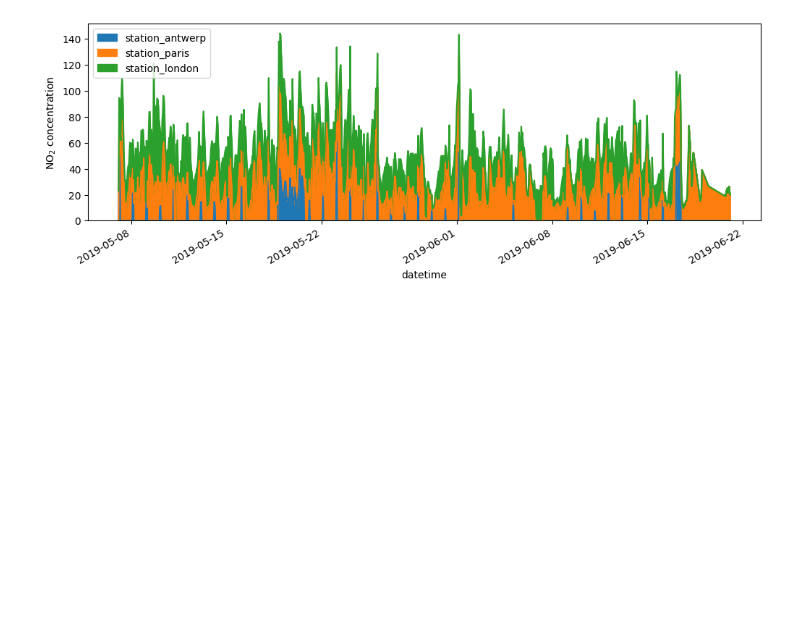
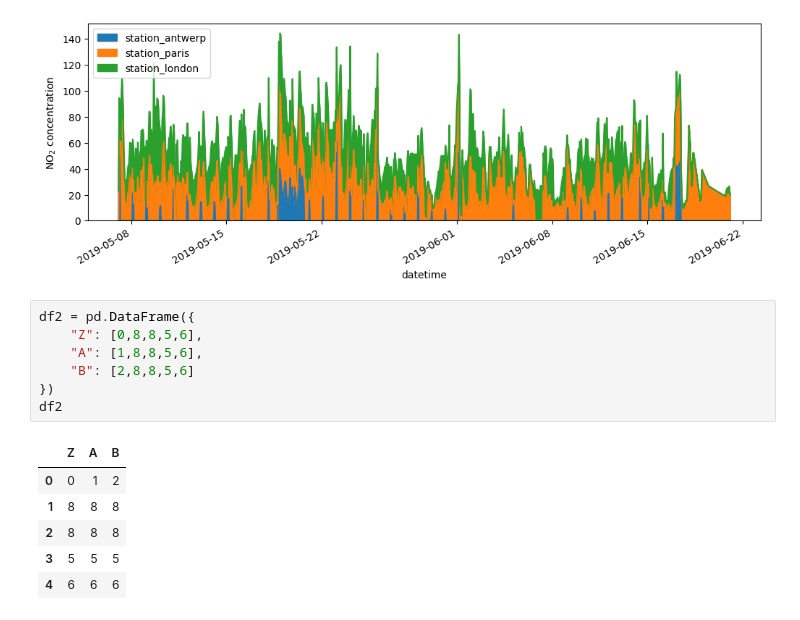
Before and after one commit to menna-osman/Python-Basics-Practice, a Jupyter notebook: Dictinaries, Dataframes and Numpy/Pandas.ipynb, the cells around one changed output. Drawn from its saved outputs; the diff is of its cells as text; blank space fills up the shorter version.

```diff
--- a/Dictinaries, Dataframes and Numpy/Pandas.ipynb
+++ b/Dictinaries, Dataframes and Numpy/Pandas.ipynb
@@ -676,3 +676,17 @@ fig.savefig("no2_concentrations.png")
 plt.show()
 # %% [output]
 [figure]
+# %%
+df2 = pd.DataFrame({
+    "Z": [0,8,8,5,6],
+    "A": [1,8,8,5,6],
+    "B": [2,8,8,5,6]
+})
+df2
+# %% [output]
+|  | Z | A | B |
+| 0 | 0 | 1 | 2 |
+| 1 | 8 | 8 | 8 |
+| 2 | 8 | 8 | 8 |
+| 3 | 5 | 5 | 5 |
+| 4 | 6 | 6 | 6 |
```
Also changed, not shown: parts of 8 cells of this notebook, 1 other file.
